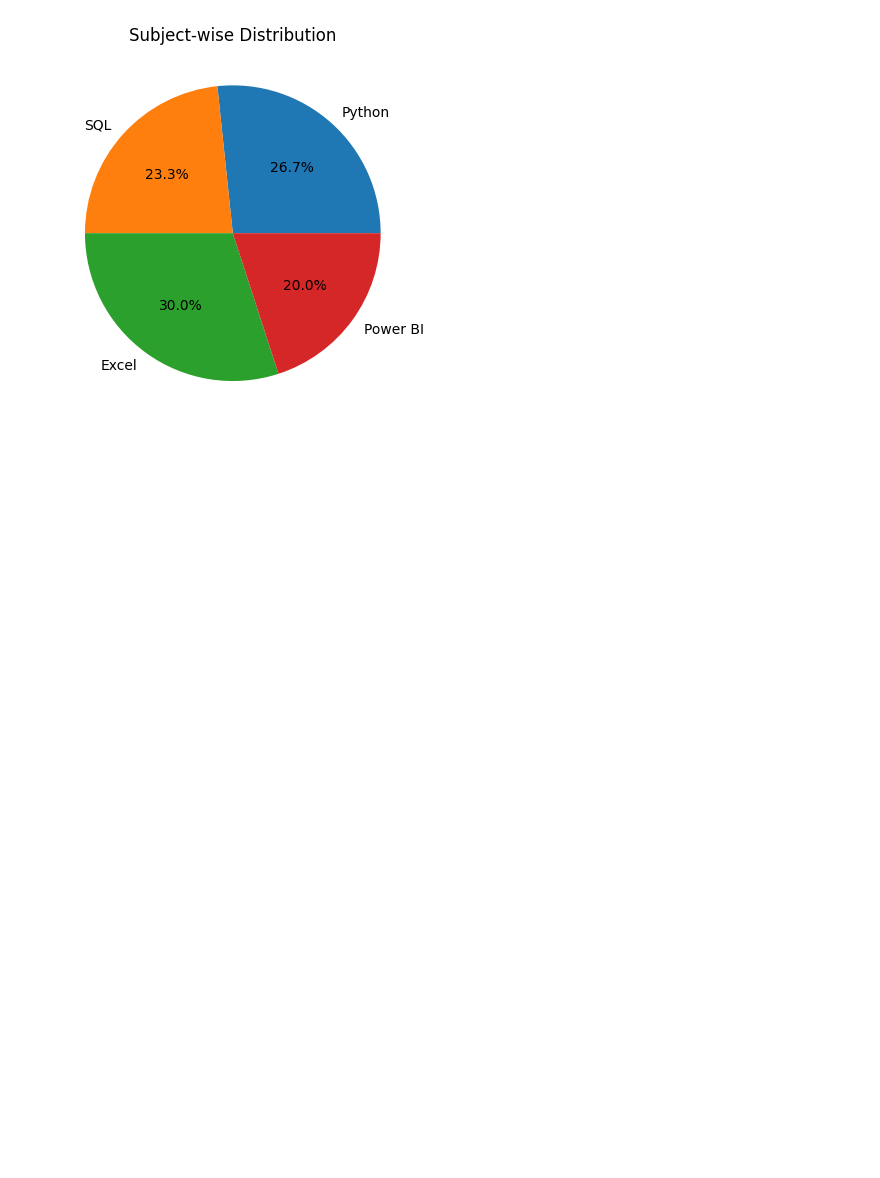
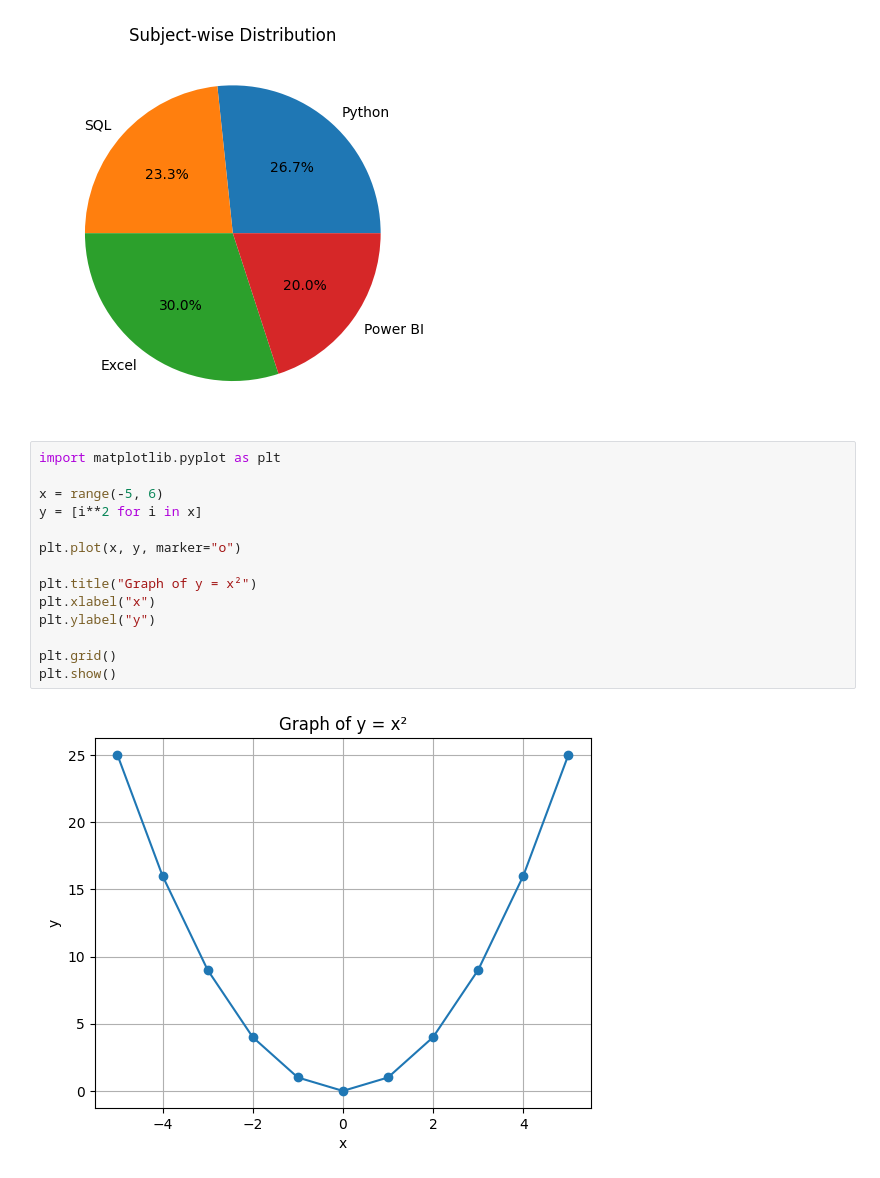
Before and after one commit to mahimarawat0707/Learn-Python-with-Me, a Jupyter notebook: Library/Matplotlib/matplotlib.ipynb, the cells around one changed output. Cells and saved outputs as stored; diff of their text form; blank space fills up the shorter version.

```diff
--- a/Library/Matplotlib/matplotlib.ipynb
+++ b/Library/Matplotlib/matplotlib.ipynb
@@ -59,3 +59,19 @@ plt.title("Subject-wise Distribution")
 plt.show()
 # %% [output]
 [figure]
+# %%
+import matplotlib.pyplot as plt
+
+x = range(-5, 6)
+y = [i**2 for i in x]
+
+plt.plot(x, y, marker="o")
+
+plt.title("Graph of y = x²")
+plt.xlabel("x")
+plt.ylabel("y")
+
+plt.grid()
+plt.show()
+# %% [output]
+[figure, added]
```
